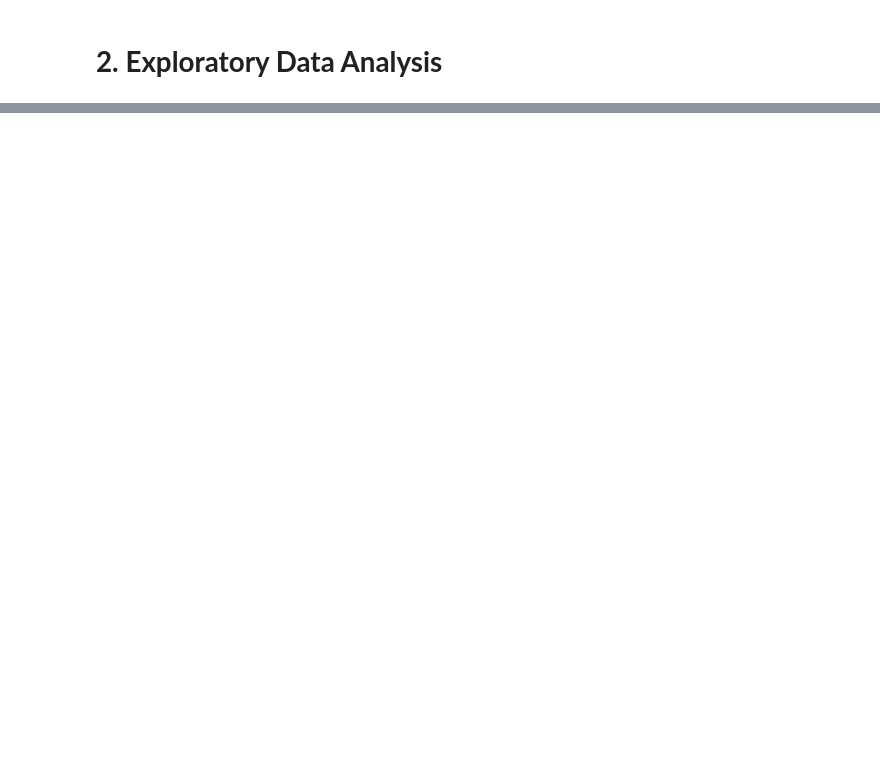
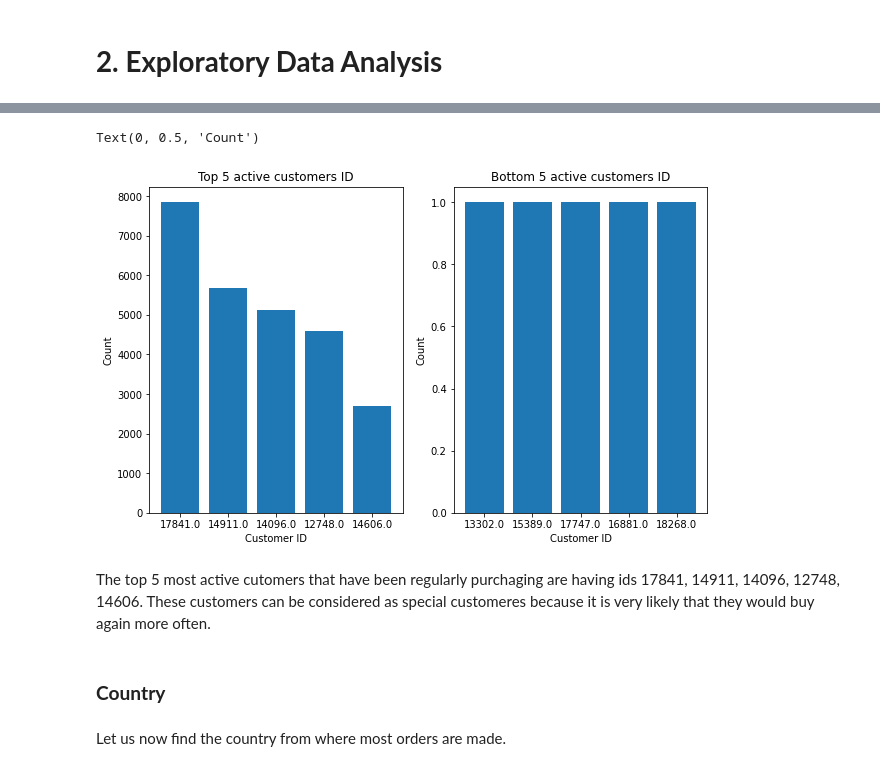
Before and after one commit to avilashsrivastava/Customer-Segmentation, a Jupyter notebook: Individual_Final_Notebook.ipynb, the cells around one changed output, grey strips where cells are left out. Cells and saved outputs as stored; diff of their text form; code cells hidden in the pictures; blank space fills up the shorter version.

```diff
--- a/Individual_Final_Notebook.ipynb
+++ b/Individual_Final_Notebook.ipynb
@@ -256,6 +258,7 @@ We have some observations in invoiceno. that starts with 'C' which means the ord
 # %%
 # removing cancelled orders
 customer_df=customer_df[~customer_df['InvoiceNo'].str.contains('C')]
+customer_df.reset_index(inplace=True)
 # %%
 # checking the no of rows
 print('The no. of rows in the dataset are = ',len(customer_df))
@@ -264,2 +267,5 @@ The no. of rows in the dataset are =  392732
 # %% [markdown]
 The rows in the dataset have reduced from 401604 to 392732.
+# %%
+# removing extra columns
+customer_df.drop(columns=['index','level_0'],inplace=True)
@@ -312,0 +350,5 @@ Exploratory data analysis aka EDA may sound fancy but is one of the most importa
+# %%
+# finding most active customer
+active_customers=pd.DataFrame(customer_df['CustomerID'].value_counts().sort_values(ascending=False).reset_index())
+active_customers.rename(columns={'index':'CustomerID','CustomerID':'Count'},inplace=True)
+active_customers
@@ -312,0 +379,22 @@ Exploratory data analysis aka EDA may sound fancy but is one of the most importa
+# %%
+# visulizing
+plt.figure(figsize=(10,6))
+plt.subplot(1,2,1)
+plt.bar(active_customers['CustomerID'][:5],active_customers['Count'][:5])
+plt.title('Top 5 active customers ID')
+plt.xlabel('Customer ID')
+plt.ylabel('Count')
+plt.subplot(1,2,2)
+plt.bar(active_customers['CustomerID'][-5:],active_customers['Count'][-5:])
+plt.title('Bottom 5 active customers ID')
+plt.xlabel('Customer ID')
+plt.ylabel('Count')
+# %% [output]
+Text(0, 0.5, 'Count')
+[figure, added]
+# %% [markdown]
+The top 5 most active cutomers that have been regularly purchaging are having ids 17841, 14911, 14096, 12748, 14606. These customers can be considered as special customeres because it is very likely that they would buy again more often.
+# %% [markdown]
+### **Country**
+# %% [markdown]
+Let us now find the country from where most orders are made.
```
Also changed, not shown: parts of 69 cells of this notebook.
